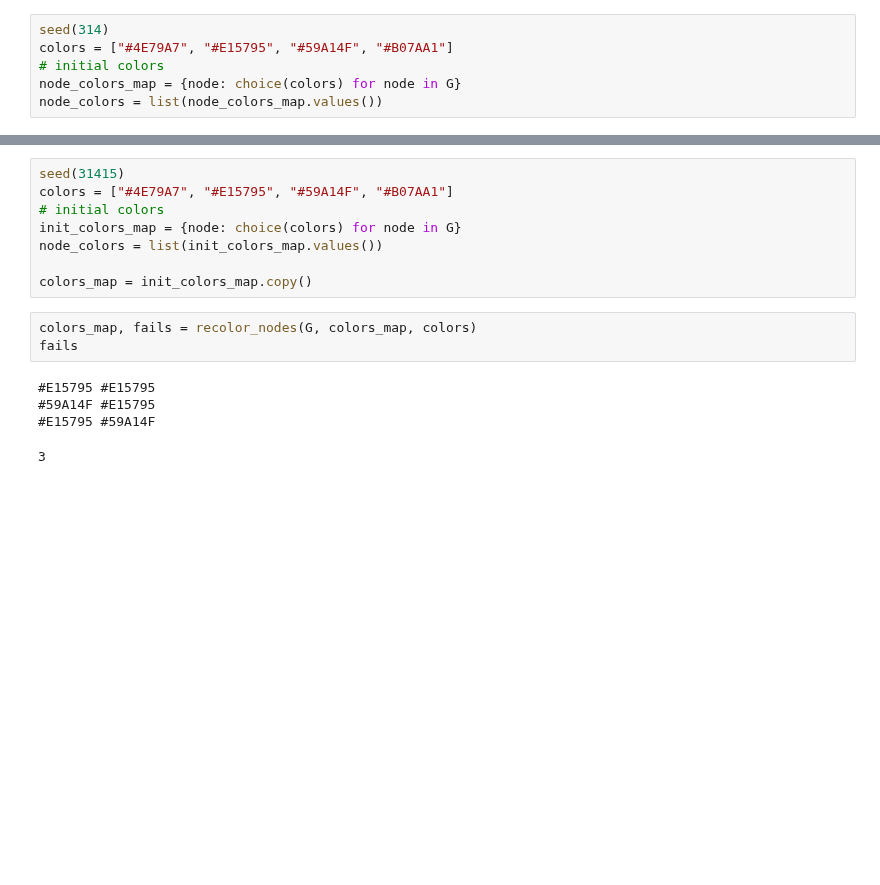
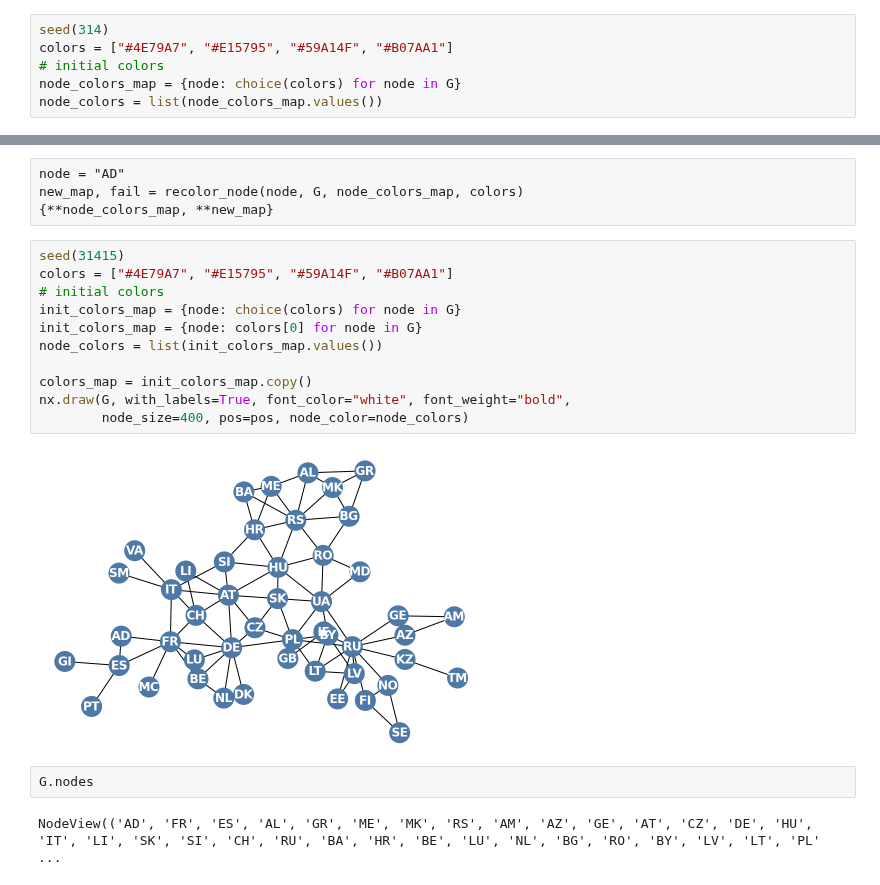
Before and after one commit to gerdm/QMUL, a Jupyter notebook: MTH750P-graphs-and-networks/assignments/assignment-02.ipynb, the cells around one changed output, grey strips where cells are left out. Cells and saved outputs as stored; diff of their text form; blank space fills up the shorter version.

```diff
--- a/MTH750P-graphs-and-networks/assignments/assignment-02.ipynb
+++ b/MTH750P-graphs-and-networks/assignments/assignment-02.ipynb
@@ -181,19 +194,24 @@ def recolor_nodes(G, map_colors, list_colors):
         total_fails += fail
 
     return new_map_colors, total_fails
+# %% [raw]
+node = "AD"
+new_map, fail = recolor_node(node, G, node_colors_map, colors)
+{**node_colors_map, **new_map}
 # %%
 seed(31415)
 colors = ["#4E79A7", "#E15795", "#59A14F", "#B07AA1"]
 # initial colors
 init_colors_map = {node: choice(colors) for node in G}
+init_colors_map = {node: colors[0] for node in G}
 node_colors = list(init_colors_map.values())
 
 colors_map = init_colors_map.copy()
+nx.draw(G, with_labels=True, font_color="white", font_weight="bold",
+        node_size=400, pos=pos, node_color=node_colors)
+# %% [output]
+[figure, added]
-# %%
-colors_map, fails = recolor_nodes(G, colors_map, colors)
-fails
-# %% [output]
-#E15795 #E15795
-#59A14F #E15795
-#E15795 #59A14F
-3
+# %%
+G.nodes
+# %% [output]
+NodeView(('AD', 'FR', 'ES', 'AL', 'GR', 'ME', 'MK', 'RS', 'AM', 'AZ', 'GE', 'AT', 'CZ', 'DE', 'HU', 'IT', 'LI', 'SK', 'SI', 'CH', 'RU', 'BA', 'HR', 'BE', 'LU', 'NL', 'BG', 'RO', 'BY', 'LV', 'LT', 'PL' ...
```
Also changed, not shown: parts of 10 cells of this notebook.
